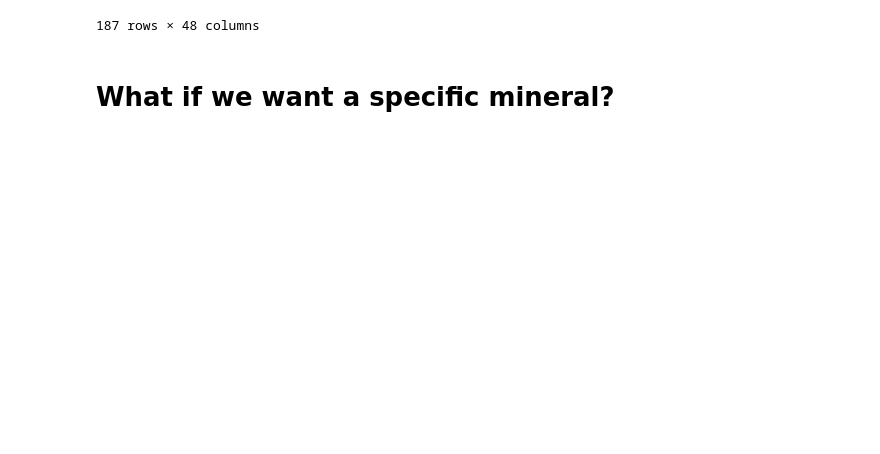
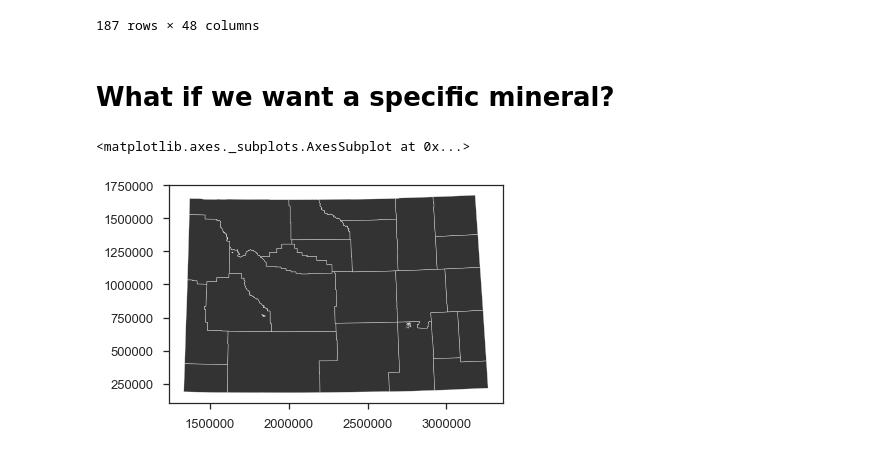
Before and after one commit to jessepisel/criticalandstrategic, a Jupyter notebook: land ownership.ipynb, the cells around one changed output. Cells and saved outputs as stored; diff of their text form; code cells hidden in the pictures; blank space fills up the shorter version.

```diff
--- a/land ownership.ipynb
+++ b/land ownership.ipynb
@@ -202,13 +202,13 @@ sample_locations.to_file(driver='ESRI Shapefile', filename='sample_locations.shp
 # What if we want a specific mineral?
 # %%
 formations = sorted(CaptainHucstable['formation'].unique().tolist())
-element = 'ag_ppm' #choose your element
+element = 'sb_ppm' #choose your element
 
 specificElementList = []
 for i in tqdm(range(len(formations))):
 
     ind = pruned[(pruned['formation']== formations[i]) & (pruned['element']==element) & (
-               pruned['prob']>=0.6) & (pruned['bins_ppm']>=crustal_abundance[element][5]*5)].index
+               pruned['prob']>=0.5) & (pruned['bins_ppm']>=crustal_abundance[element][5]*5)].index
     specificElementList.append(pruned.loc[ind])
 dframe3 = pd.DataFrame
 dframe3= pd.concat(specificElementList)
@@ -222,5 +222,9 @@ pooledSpecificElement = pooledSpecificElement.to_crs({'init': 'epsg:3732'})
 accessible = spatial_overlays(possible_areas, pooledSpecificElement, how='intersection') #calculates the intersection of bedrock and drainage
 # %%
 fig, ax = plt.subplots()
+percentile=np.percentile(sorted(accessible.prob.unique()), 80)
 counties.plot(ax=ax, alpha=0.8, color='black', edgecolor='white')
-accessible[accessible['prob']>10].plot( ax=ax, color='white')
+accessible[accessible['prob']>percentile].plot( ax=ax, color='white')
+# %% [output]
+<matplotlib.axes._subplots.AxesSubplot at 0x...>
+[figure, added]
```
Also changed, not shown: parts of 1 cell of this notebook, 1 other file.
